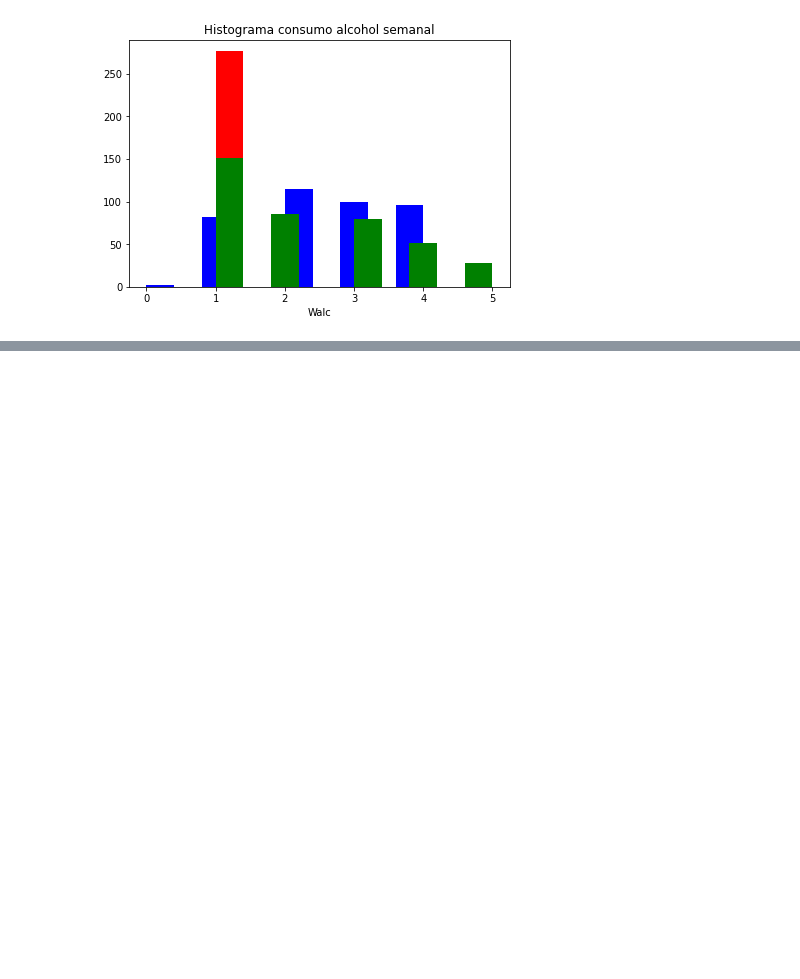
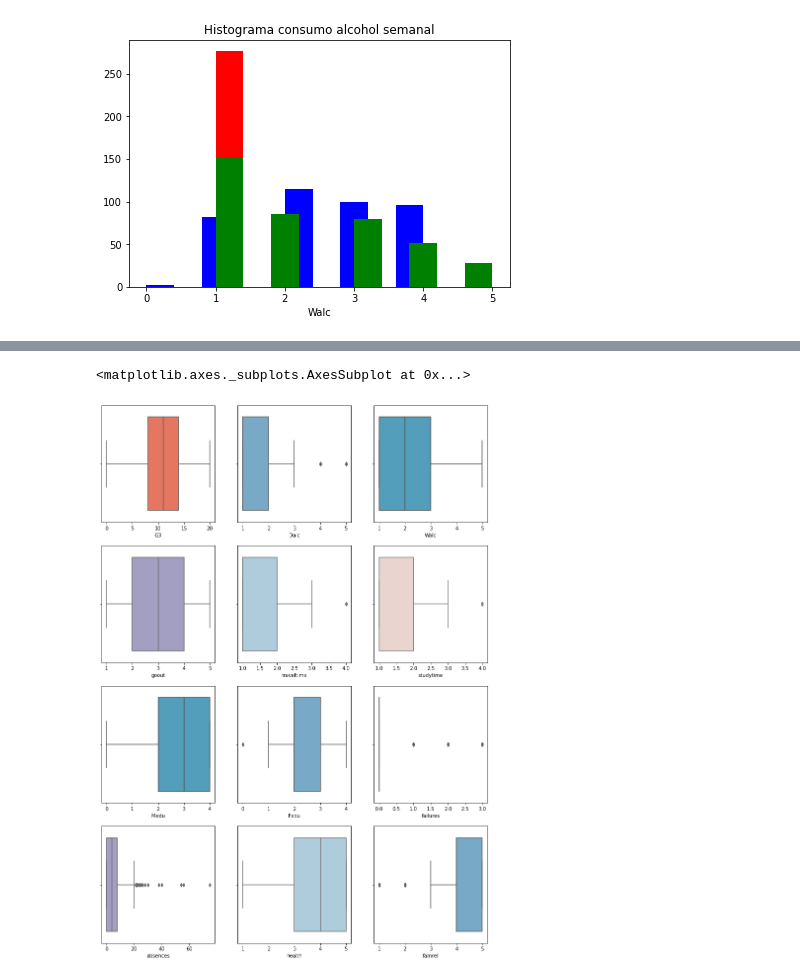
Before and after one commit to jotagectti/Data-Mining-Machine-Learning-y-Deep-Learning, a Jupyter notebook: Resolución_ejercicio_I.ipynb, the cells around one changed output, grey strips where cells are left out. Cells and saved outputs as stored; diff of their text form; code cells hidden in the pictures; blank space fills up the shorter version.

```diff
--- a/Resolución_ejercicio_I.ipynb
+++ b/Resolución_ejercicio_I.ipynb
@@ -248,0 +291,18 @@ plt.show()
+# %%
+#boxplots
+f, ax = plt.subplots(4,3,figsize=(14,20))
+sns.boxplot(x= "G3", data=dataset_mat, orient='v' , ax=ax[0][0], palette="Reds")
+sns.boxplot(x= "Dalc", data=dataset_mat, orient='v' , ax=ax[0][1], palette="Blues")
+sns.boxplot(x= "Walc", data=dataset_mat, orient='v' , ax=ax[0][2], palette="GnBu_d")
+sns.boxplot(x= "goout", data=dataset_mat, orient='v' , ax=ax[1][0], palette="Purples")
+sns.boxplot(x= "traveltime", data=dataset_mat, orient='v' , ax=ax[1][1], palette="Paired")
+sns.boxplot(x= "studytime", data=dataset_mat, orient='v' , ax=ax[1][2], palette=sns.cubehelix_palette(8))
+sns.boxplot(x= "Medu", data=dataset_mat, orient='v' , ax=ax[2][0], palette="GnBu_d")
+sns.boxplot(x= "Fedu", data=dataset_mat, orient='v' , ax=ax[2][1], palette="Blues")
+sns.boxplot(x= "failures", data=dataset_mat, orient='v' , ax=ax[2][2], palette="Reds")
+sns.boxplot(x= "absences", data=dataset_mat, orient='v' , ax=ax[3][0], palette="Purples")
+sns.boxplot(x= "health", data=dataset_mat, orient='v' , ax=ax[3][1], palette="Paired")
+sns.boxplot(x= "famrel", data=dataset_mat, orient='v' , ax=ax[3][2], palette="Blues")
+# %% [output]
+<matplotlib.axes._subplots.AxesSubplot at 0x...>
+[figure, added]
```
Also changed, not shown: parts of 3 cells of this notebook.
